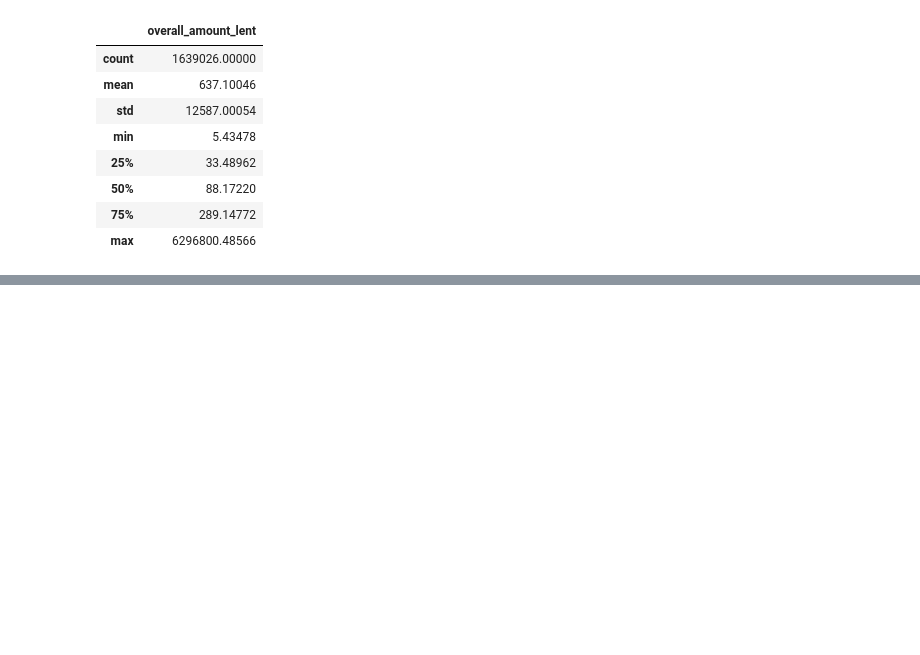
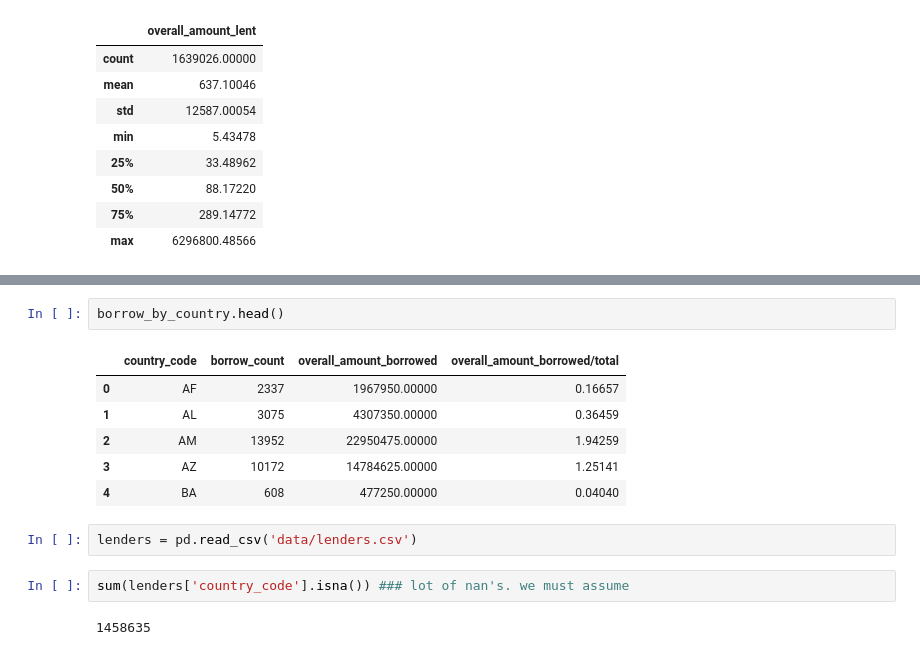
Before and after one commit to Lukpier/cs-project, a Jupyter notebook: kiva.ipynb, the cells around one changed output, grey strips where cells are left out. Drawn from its saved outputs; the diff is of its cells as text; blank space fills up the shorter version.

```diff
--- a/kiva.ipynb
+++ b/kiva.ipynb
@@ -316,0 +321,15 @@ df3.describe()
+# %%
+borrow_by_country.head()
+# %% [output]
+|  | country_code | borrow_count | overall_amount_borrowed | overall_amount_borrowed/total |
+| 0 | AF | 2337 | 1967950.00000 | 0.16657 |
+| 1 | AL | 3075 | 4307350.00000 | 0.36459 |
+| 2 | AM | 13952 | 22950475.00000 | 1.94259 |
+| 3 | AZ | 10172 | 14784625.00000 | 1.25141 |
+| 4 | BA | 608 | 477250.00000 | 0.04040 |
+# %%
+lenders = pd.read_csv('data/lenders.csv')
+# %%
+sum(lenders['country_code'].isna()) ### lot of nan's. we must assume
+# %% [output]
+1458635
```
Also changed, not shown: parts of 20 cells of this notebook.
